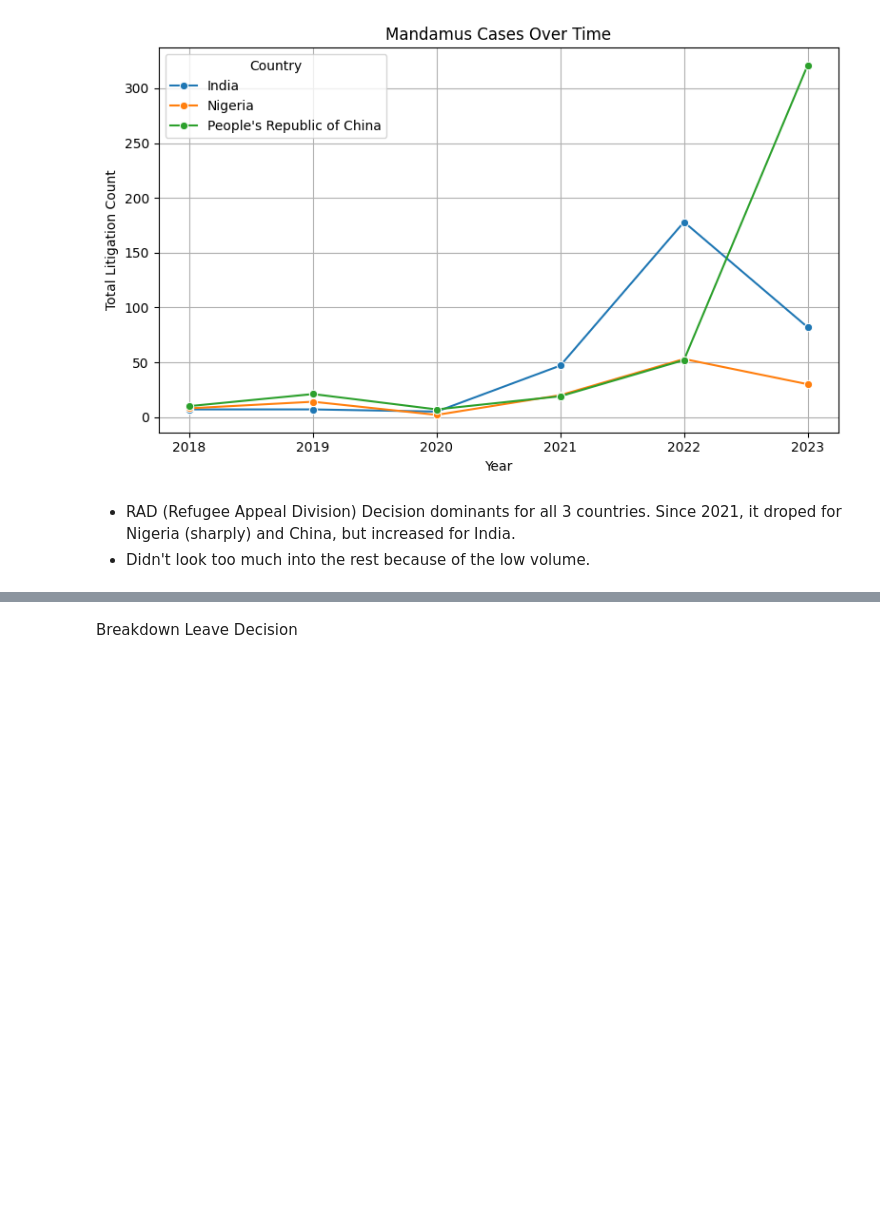
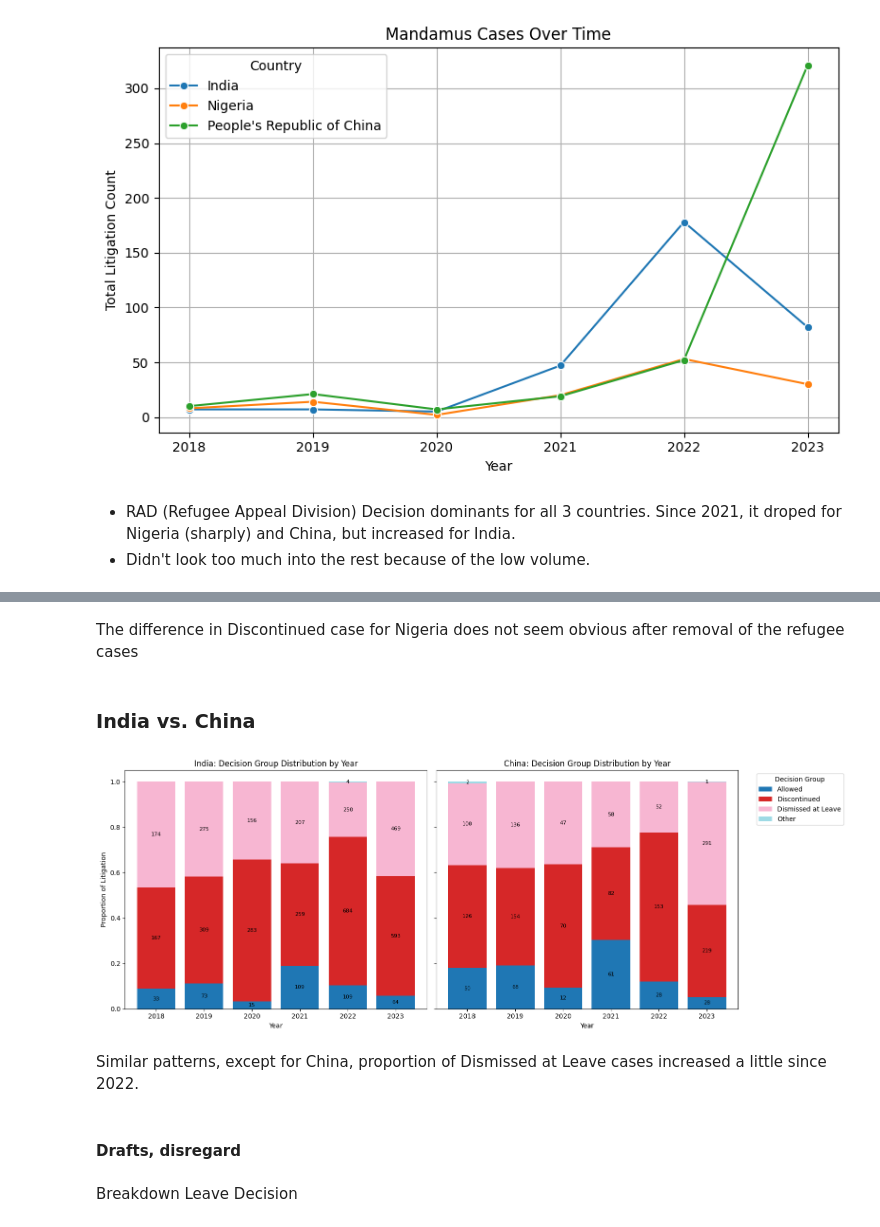
Before and after one commit to ismailbhinder/Public-Transparency-for-Immigration-Law-Canada, a Jupyter notebook: notebooks/EDA litigation case data.ipynb, the cells around one changed output, grey strips where cells are left out. Drawn from its saved outputs; the diff is of its cells as text; code cells hidden in the pictures; blank space fills up the shorter version.

```diff
--- a/notebooks/EDA litigation case data.ipynb
+++ b/notebooks/EDA litigation case data.ipynb
@@ -628,2 +766,78 @@ array(['RAD Decisions', 'Removal Order', 'HC Decisions', 'RPD Decisions',
+# %% [markdown]
+The difference in Discontinued case for Nigeria does not seem obvious after removal of the refugee cases
+# %% [markdown]
+### India vs. China
+# %%
+# Step 1: Compute absolute counts
+absolute_counts = (
+    subset.groupby(['Country of Citizenship', 'LIT Leave Decision Date - Year', 'Decision Group'])['LIT Litigation Count']
+    .sum()
+    .unstack(fill_value=0)
+)
+
+# Step 2: Normalize proportions for plotting
+proportions = absolute_counts.div(absolute_counts.sum(axis=1), axis=0)
+
+# Step 3: Extract data by country
+nr_india_prop = proportions.loc['India'].copy()
+nr_china_prop = proportions.loc["People's Republic of China"].copy()
+nr_india_abs = absolute_counts.loc['India'].copy()
+nr_china_abs = absolute_counts.loc["People's Republic of China"].copy()
+
+# Reset index to just the year
+nr_india_prop.index = nr_india_prop.index.get_level_values(0)
+nr_china_prop.index = nr_china_prop.index.get_level_values(0)
+nr_india_abs.index = nr_india_abs.index.get_level_values(0)
+nr_china_abs.index = nr_china_abs.index.get_level_values(0)
+
+# Step 4: Plot with labels
+import matplotlib.pyplot as plt
+
+fig, axes = plt.subplots(1, 2, figsize=(16, 6), sharey=True)
+
+# --- India ---
+nr_india_prop.plot(kind='bar', stacked=True, ax=axes[0], width=0.8, legend=False, colormap='tab20')
+axes[0].set_title('India: Decision Group Distribution by Year')
+axes[0].set_xlabel('Year')
+axes[0].set_ylabel('Proportion of Litigation')
+axes[0].tick_params(axis='x', rotation=0)
+
+# Add absolute count labels for India
+for idx, year in enumerate(nr_india_abs.index):
+    cum_height = 0
+    for col in nr_india_abs.columns:
+        count = nr_india_abs.loc[year, col]
+        if count > 0:
+            height = nr_india_prop.loc[year, col]
+            axes[0].text(idx, cum_height + height / 2, str(int(count)),
+                         ha='center', va='center', fontsize=8, color='black')
+            cum_height += height
+
+# --- China ---
+nr_china_prop.plot(kind='bar', stacked=True, ax=axes[1], width=0.8, legend=True, colormap='tab20')
+axes[1].set_title('China: Decision Group Distribution by Year')
+axes[1].set_xlabel('Year')
+axes[1].tick_params(axis='x', rotation=0)
+axes[1].legend(title='Decision Group', bbox_to_anchor=(1.05, 1), loc='upper left')
+
+# Add absolute count labels for China
+for idx, year in enumerate(nr_china_abs.index):
+    cum_height = 0
+    for col in nr_china_abs.columns:
+        count = nr_china_abs.loc[year, col]
+        if count > 0:
+            height = nr_china_prop.loc[year, col]
+            axes[1].text(idx, cum_height + height / 2, str(int(count)),
+                         ha='center', va='center', fontsize=8, color='black')
+            cum_height += height
+
+plt.tight_layout()
+plt.show()
+# %% [output]
+[figure, added]
+# %% [markdown]
+Similar patterns, except for China, proportion of Dismissed at Leave cases increased a little since 2022.
+# %% [markdown]
+#### Drafts, disregard
 # %% [markdown]
 Breakdown Leave Decision
```
Also changed, not shown: parts of 21 cells of this notebook.
